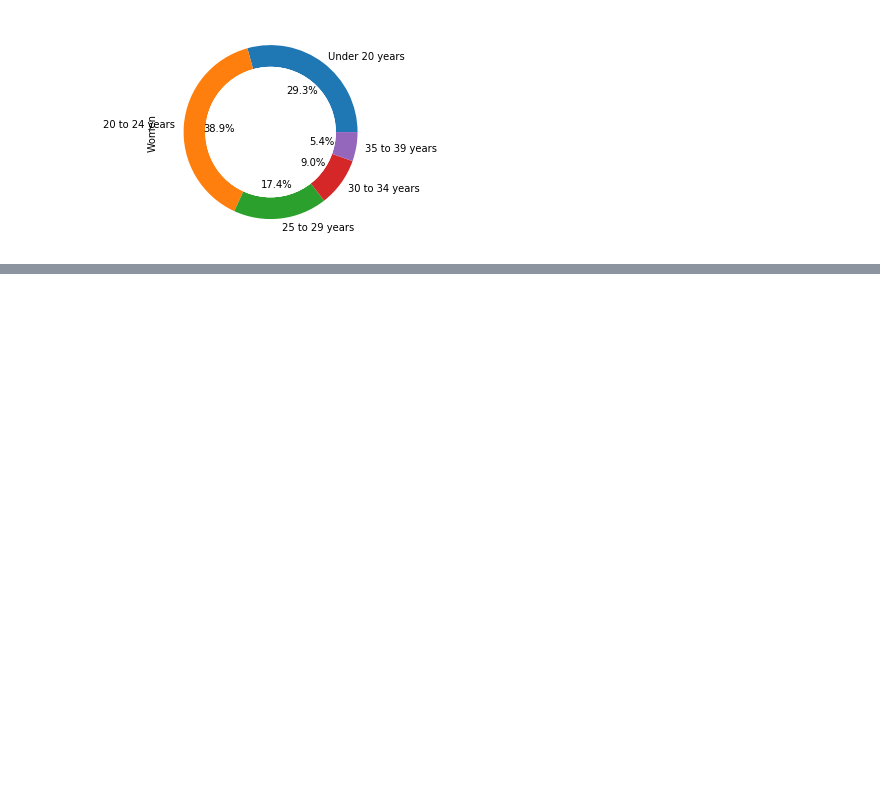
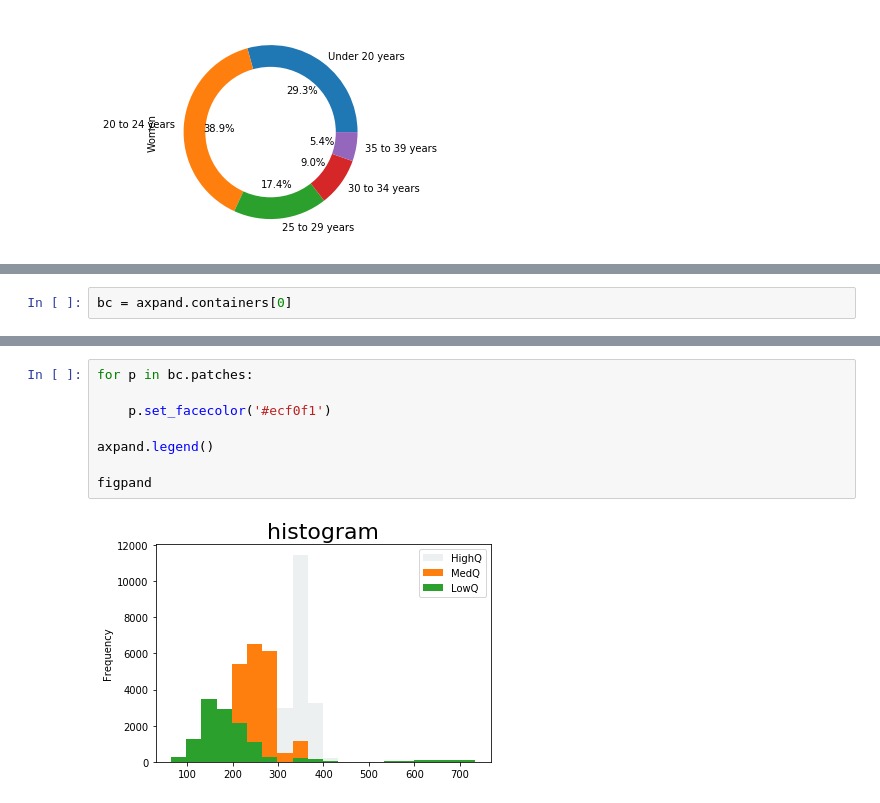
Before and after one commit to Dhirendra-32/Visualisaton, a Jupyter notebook: Matplotlib Little advanced .ipynb, the cells around one changed output, grey strips where cells are left out. Cells and saved outputs as stored; diff of their text form; blank space fills up the shorter version.

```diff
--- a/Matplotlib Little advanced .ipynb
+++ b/Matplotlib Little advanced .ipynb
@@ -472,0 +530,2 @@ fig6
+# %%
+bc = axpand.containers[0]
@@ -472,0 +536,10 @@ fig6
+# %%
+for p in bc.patches:
+
+    p.set_facecolor('#ecf0f1')
+
+axpand.legend()
+
+figpand
+# %% [output]
+[figure, added]
```
Also changed, not shown: parts of 10 cells of this notebook.
